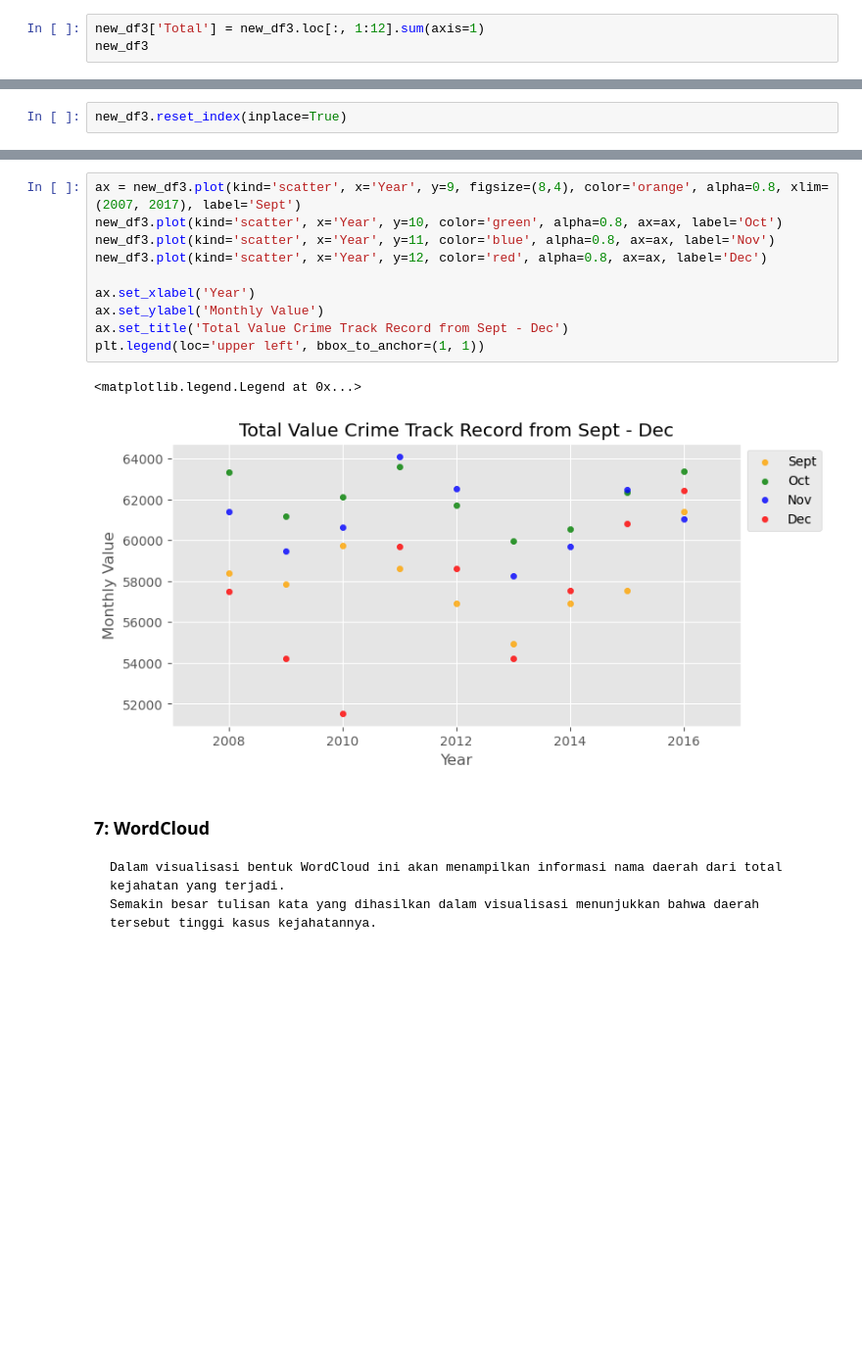
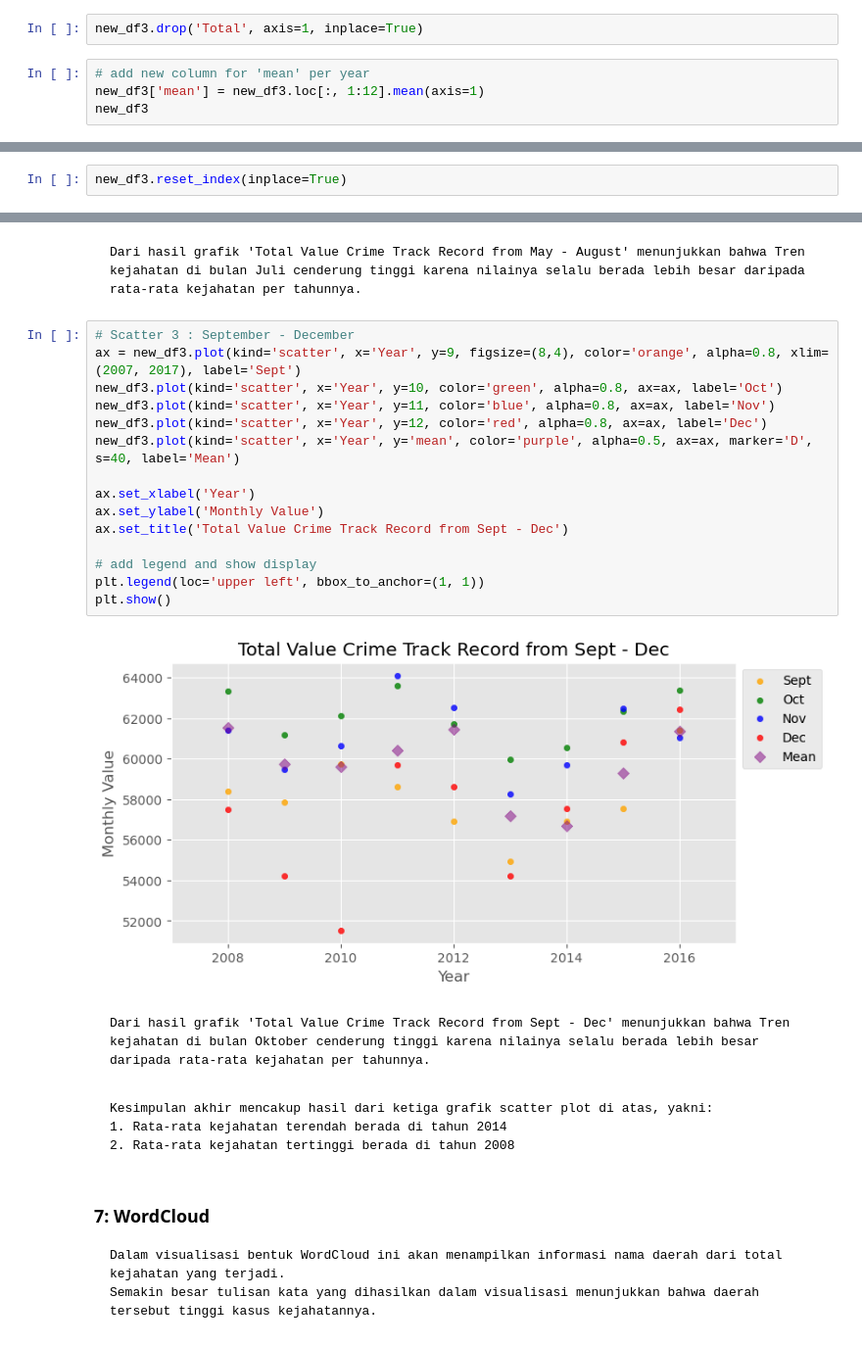
Before and after one commit to fwaafnn/Assigment1_DataVisualization, a Jupyter notebook: PYTN_Assg_1_5_AfwaAfini.ipynb, the cells around one changed output, grey strips where cells are left out. Shown at 98% size. Cells and saved outputs as stored; diff of their text form; blank space fills up the shorter version.

````diff
--- a/PYTN_Assg_1_5_AfwaAfini.ipynb
+++ b/PYTN_Assg_1_5_AfwaAfini.ipynb
@@ -350,6 +351,9 @@ scatter = value
 new_df3 = df.pivot_table(index='year', columns=['month'], values='value', aggfunc='sum')
 new_df3.columns.name = None
+# %%
+new_df3.drop('Total', axis=1, inplace=True)
 # %%
-new_df3['Total'] = new_df3.loc[:, 1:12].sum(axis=1)
+# add new column for 'mean' per year
+new_df3['mean'] = new_df3.loc[:, 1:12].mean(axis=1)
 new_df3
 # %% [output]
@@ -416,16 +446,34 @@ plt.legend(loc='upper left', bbox_to_anchor=(1, 1))
+# %% [markdown]
+```
+Dari hasil grafik 'Total Value Crime Track Record from May - August' menunjukkan bahwa Tren kejahatan di bulan Juli cenderung tinggi karena nilainya selalu berada lebih besar daripada rata-rata kejahatan per tahunnya.
+```
 # %%
+# Scatter 3 : September - December
 ax = new_df3.plot(kind='scatter', x='Year', y=9, figsize=(8,4), color='orange', alpha=0.8, xlim=(2007, 2017), label='Sept')
 new_df3.plot(kind='scatter', x='Year', y=10, color='green', alpha=0.8, ax=ax, label='Oct')
 new_df3.plot(kind='scatter', x='Year', y=11, color='blue', alpha=0.8, ax=ax, label='Nov')
 new_df3.plot(kind='scatter', x='Year', y=12, color='red', alpha=0.8, ax=ax, label='Dec')
+new_df3.plot(kind='scatter', x='Year', y='mean', color='purple', alpha=0.5, ax=ax, marker='D', s=40, label='Mean')
 
 ax.set_xlabel('Year')
 ax.set_ylabel('Monthly Value')
 ax.set_title('Total Value Crime Track Record from Sept - Dec')
+
+# add legend and show display
 plt.legend(loc='upper left', bbox_to_anchor=(1, 1))
+plt.show()
 # %% [output]
-<matplotlib.legend.Legend at 0x...>
-[figure, old version]
+[figure, new version]
+# %% [markdown]
+```
+Dari hasil grafik 'Total Value Crime Track Record from Sept - Dec' menunjukkan bahwa Tren kejahatan di bulan Oktober cenderung tinggi karena nilainya selalu berada lebih besar daripada rata-rata kejahatan per tahunnya.
+```
+# %% [markdown]
+```
+Kesimpulan akhir mencakup hasil dari ketiga grafik scatter plot di atas, yakni:
+1. Rata-rata kejahatan terendah berada di tahun 2014
+2. Rata-rata kejahatan tertinggi berada di tahun 2008
+```
 # %% [markdown]
 ### 7: WordCloud
 ```
````
Also changed, not shown: parts of 11 cells of this notebook.
